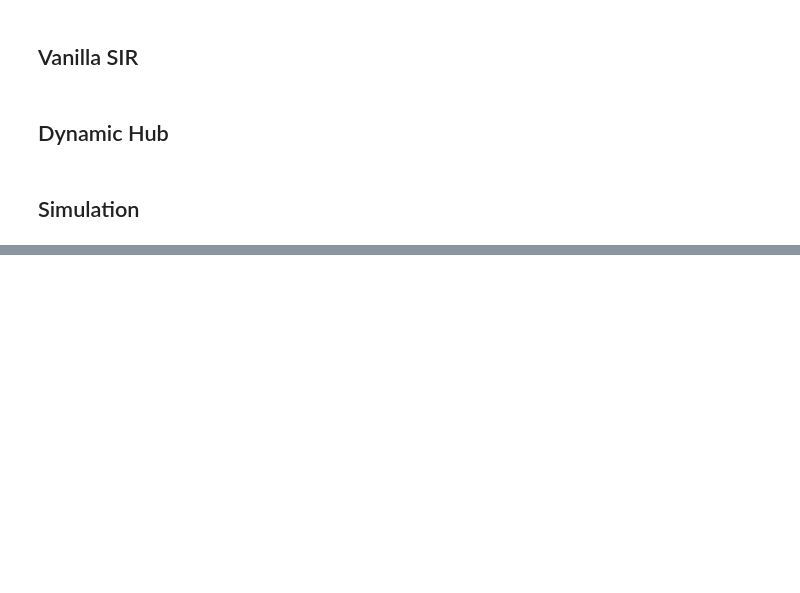
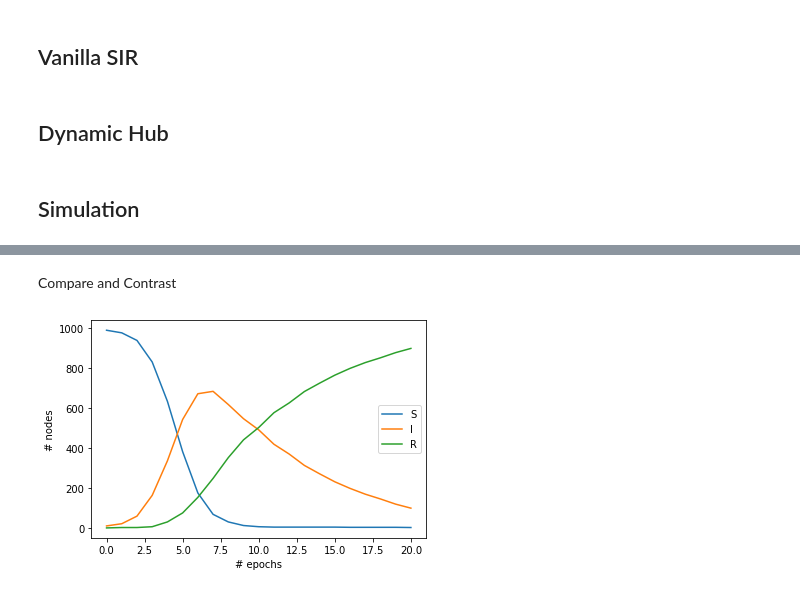
Before and after one commit to RuolinZheng08/playground, a Jupyter notebook: epidemic-network/epidemic_network.ipynb, the cells around one changed output, grey strips where cells are left out. Drawn from its saved outputs; the diff is of its cells as text; code cells hidden in the pictures; blank space fills up the shorter version.

```diff
--- a/epidemic-network/epidemic_network.ipynb
+++ b/epidemic-network/epidemic_network.ipynb
@@ -312,0 +373,7 @@ display.Image('hub.gif', format='png')
+# %% [markdown]
+Compare and Contrast
+# %%
+# no hub
+simulate(1000, 0.02, 0.1, 0.15, 10, num_epochs=20, verbose=False)
+# %% [output]
+[figure, added]
```
Also changed, not shown: parts of 16 cells of this notebook.
